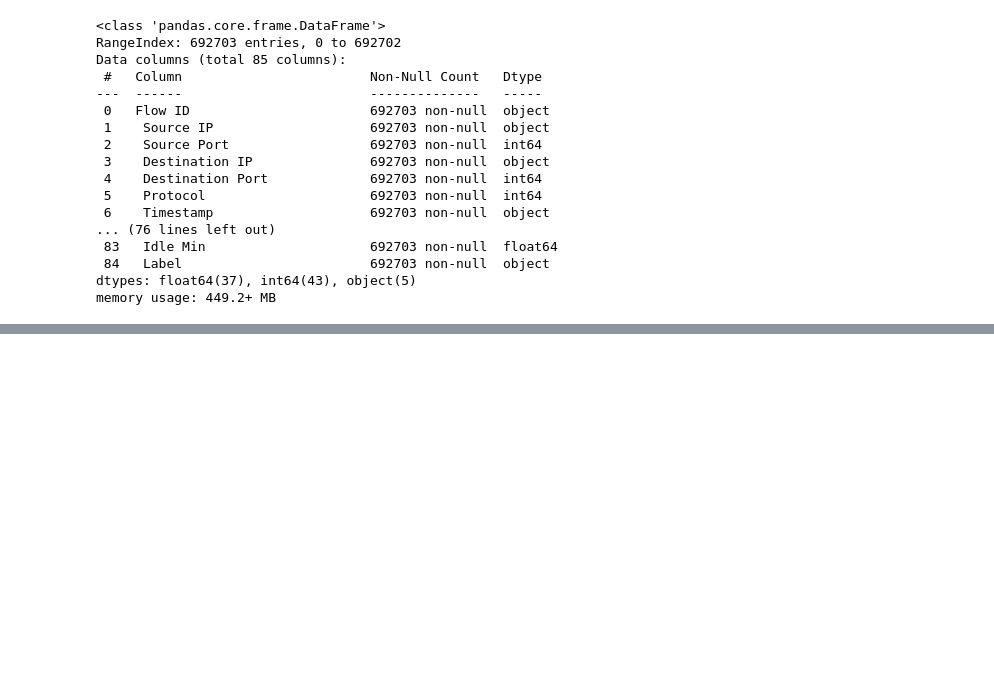
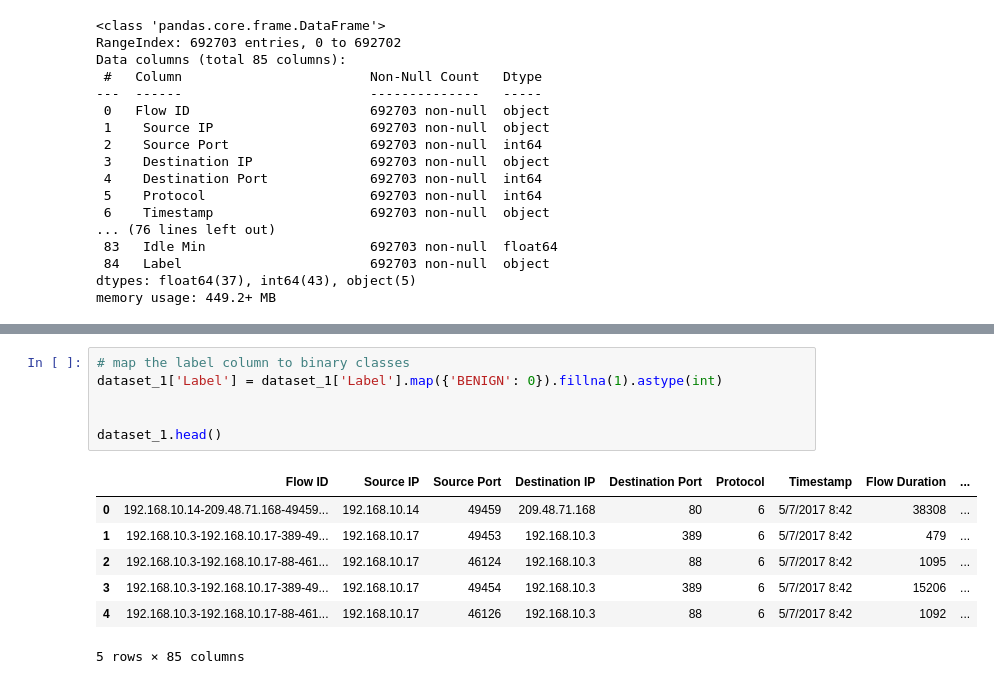
Before and after one commit to BrianColclough/applied-machine-learning, a Jupyter notebook: Module 10/assignment-10_Colclough.ipynb, the cells around one changed output, grey strips where cells are left out. Cells and saved outputs as stored; diff of their text form; blank space fills up the shorter version.

```diff
--- a/Module 10/assignment-10_Colclough.ipynb
+++ b/Module 10/assignment-10_Colclough.ipynb
@@ -41,0 +82,14 @@ dataset_1.describe()
+# %%
+# map the label column to binary classes
+dataset_1['Label'] = dataset_1['Label'].map({'BENIGN': 0}).fillna(1).astype(int)
+
+
+dataset_1.head()
+# %% [output]
+|  | Flow ID | Source IP | Source Port | Destination IP | Destination Port | Protocol | Timestamp | Flow Duration | ... |
+| 0 | 192.168.10.14-209.48.71.168-49459... | 192.168.10.14 | 49459 | 209.48.71.168 | 80 | 6 | 5/7/2017 8:42 | 38308 | ... |
+| 1 | 192.168.10.3-192.168.10.17-389-49... | 192.168.10.17 | 49453 | 192.168.10.3 | 389 | 6 | 5/7/2017 8:42 | 479 | ... |
+| 2 | 192.168.10.3-192.168.10.17-88-461... | 192.168.10.17 | 46124 | 192.168.10.3 | 88 | 6 | 5/7/2017 8:42 | 1095 | ... |
+| 3 | 192.168.10.3-192.168.10.17-389-49... | 192.168.10.17 | 49454 | 192.168.10.3 | 389 | 6 | 5/7/2017 8:42 | 15206 | ... |
+| 4 | 192.168.10.3-192.168.10.17-88-461... | 192.168.10.17 | 46126 | 192.168.10.3 | 88 | 6 | 5/7/2017 8:42 | 1092 | ... |
+5 rows × 85 columns
```
Also changed, not shown: parts of 27 cells of this notebook.
